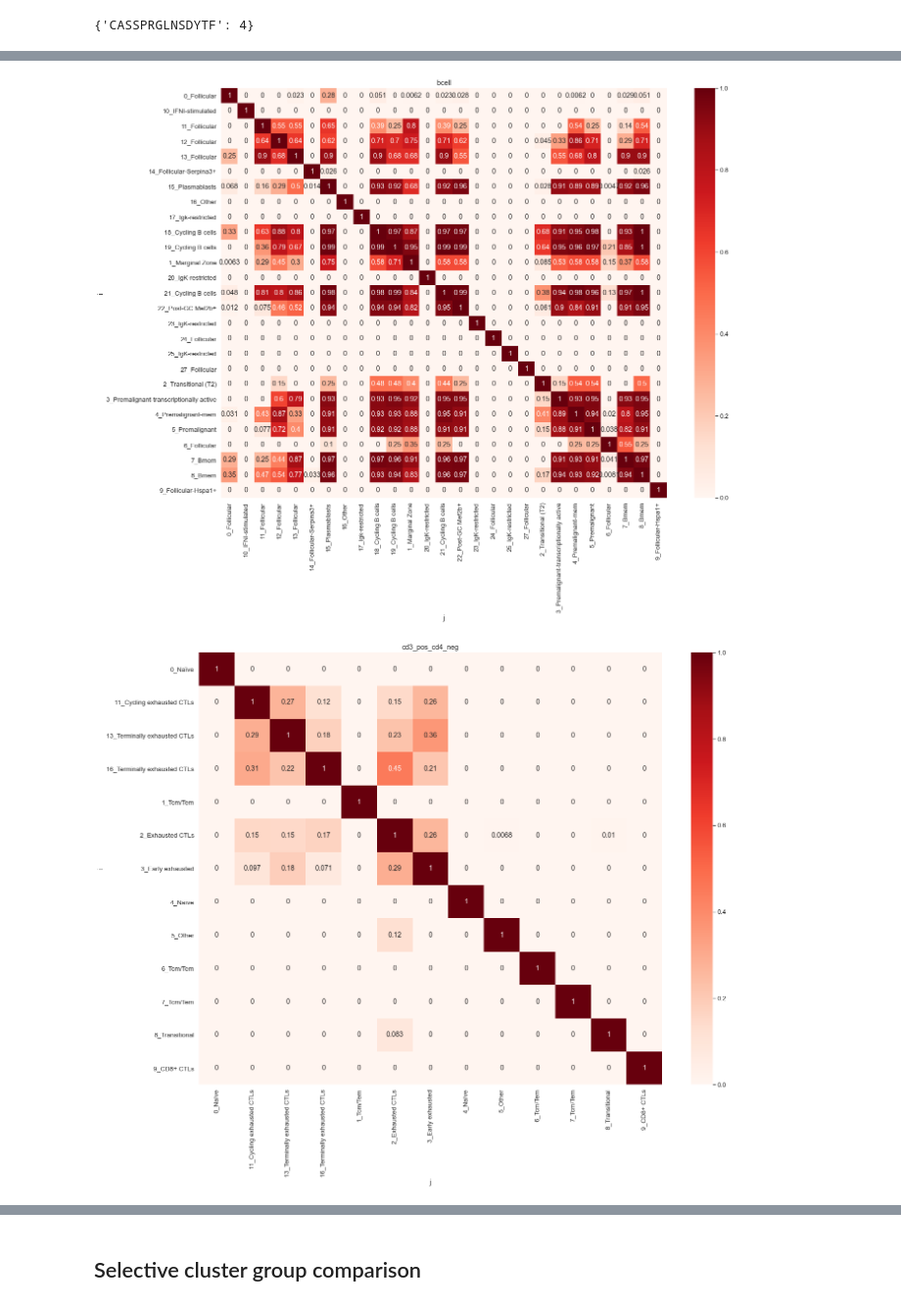
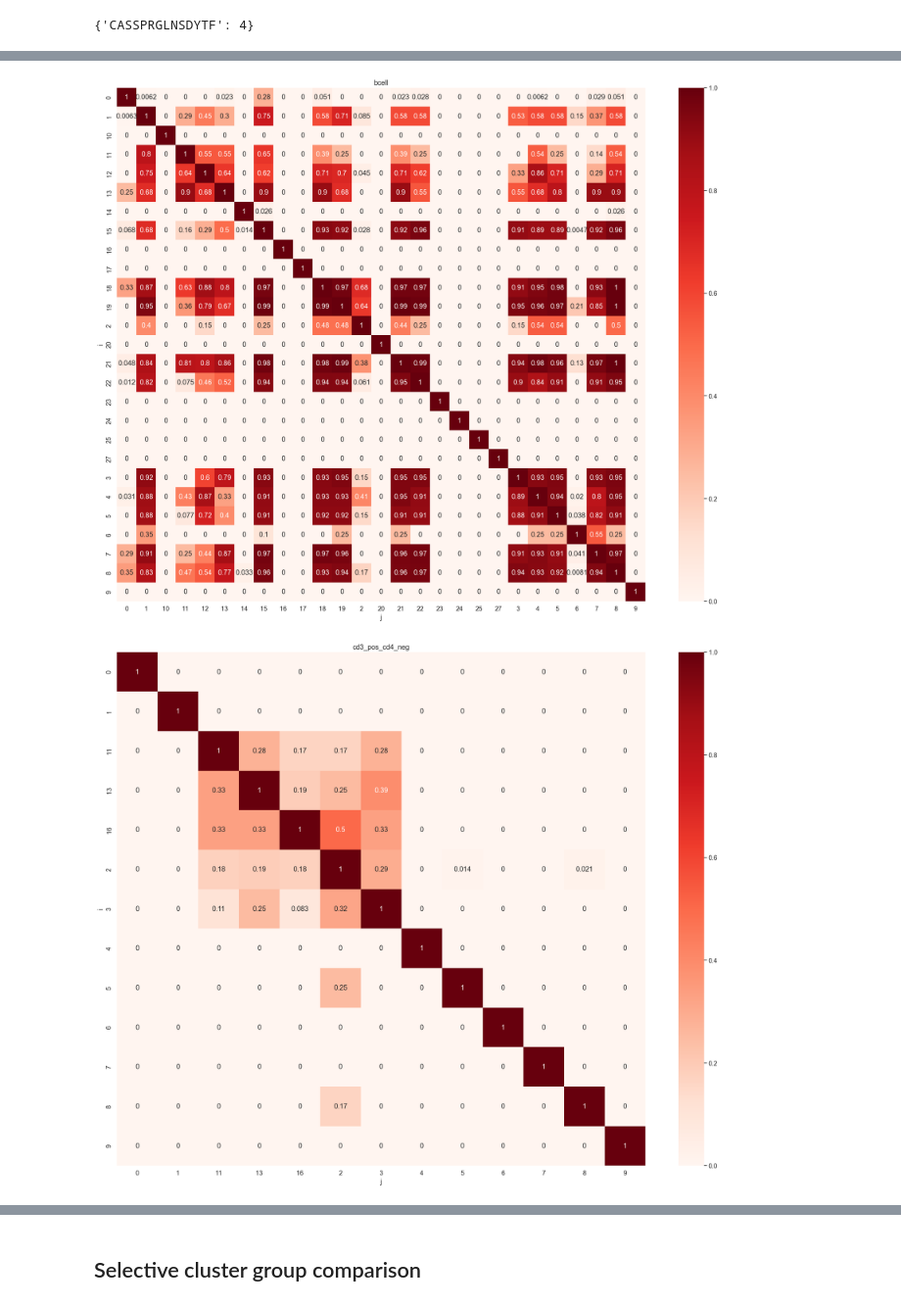
Before and after one commit to baigal628/mm_dlbcl_manuscript, a Jupyter notebook: scripts/6_trust4_diversity/trust4_diversity.ipynb, the cells around one changed output, grey strips where cells are left out. Shown at 98% size. Saved outputs shown, nothing was run; the diff lists cells and outputs as text; code cells hidden in the pictures.

```diff
--- a/scripts/6_trust4_diversity/trust4_diversity.ipynb
+++ b/scripts/6_trust4_diversity/trust4_diversity.ipynb
@@ -521,9 +473,9 @@ for metric in ["clonality", "entropy", "richness", "count", "sensitivity"]:
         #xorder = sorted(df["annotation"].unique(),
         #           key = lambda x: (int(re.split("[A-Za-z_]+", x)[0]),
         #                            re.split("[0-9]+", x)[1]))
-        xorder = list(df.groupby("annotation").median([metric])[metric].sort_values().index)
-        xorder = ["7_Bmem", "15_Plasmablasts", "8_Bmem",
-                 "22_Post-GC Mef2b+", "0_Follicular"]
+        xorder = list(df.groupby("cluster").median([metric])[metric].sort_values().index)
+        xorder = ["7", "15", "8",
+                 "22", "0"]
         #df = df[ df["annotation"].isin(xorder)]
         snsFig = sns.boxplot(x = "annotation", y=metric, data=df, ax=ax, order=xorder,
                     showfliers = False, palette="bright")
@@ -537,7 +489,7 @@ for metric in ["clonality", "entropy", "richness", "count", "sensitivity"]:
                  snsFig.lines[j].set_color(color)
 
         handles, labels = ax.get_legend_handles_labels()
-        sns.stripplot(x='annotation', y=metric, data=df,
+        sns.stripplot(x='cluster', y=metric, data=df,
                      ax = ax, dodge=False, order=xorder,
                      palette = "bright", size=3.5)
         ax.set(title=celltype)
@@ -549,7 +501,7 @@ for metric in ["clonality", "entropy", "richness", "count", "sensitivity"]:
         #    ax.legend(handles=legend_elements, loc="center left",
         #             bbox_to_anchor=(1, 0.5))
 
-        tests = pvalannot.AddPvalAnnot(x="annotation", y=metric,
+        tests = pvalannot.AddPvalAnnot(x="cluster", y=metric,
                      data=df,order=xorder, font_scale=1,
                      ax=ax, fmt="%.0e", styles = ["hide_nonsig"])
         #print(tests)
@@ -1010,8 +962,7 @@ def SharedClonotypeDict(a, b):
 # %%
 sampleClusterSharing = {}
 for celltype in ["bcell", "cd3_pos_cd4_neg", "cd3_pos_cd8_neg"]:
-    df = sampleClusterDf.loc[(sampleClusterDf.celltype == celltype)
-                            | (sampleClusterDf.celltype == "ambient")]
+    df = sampleClusterDf.loc[(sampleClusterDf.celltype == celltype)]
     sampleIds = list(df["id"].unique())
     clusterList = list(df["annotation"].unique())
     for sampleId in sampleIds:
@@ -1032,19 +983,3 @@ for celltype in ["bcell", "cd3_pos_cd4_neg", "cd3_pos_cd8_neg"]:
                         print(WeightedSharedClonotypes(nameI, nameJ))
                     sampleClusterSharing[sampleCellType][(clusterI, clusterJ)] = \
                         WeightedSharedClonotypes(nameI, nameJ)
-# %%
-# unfinished. Not used
-clusterSharing = {}
-for celltype in ["bcell", "cd3_pos_cd4_neg", "cd3_pos_cd8_neg"]:
-    break
-    df = sampleClusterDf.loc[(sampleClusterDf.celltype == celltype)]
-    sampleIds = list(df["id"].unique())
-    clusterList = list(df["annotation"].unique())
-    clusterCdr3s = {}
-    for cluster in clusterList:
-        key = celltype + " " + cluster
-        clusterCdr3s[key] = {}
-        for sampleId in sampleIds:
-            name = "mouse" + str(sampleId) + " " + celltype + " " str(cluster)
-            for cdr3 in sampleClusterCDR3Freq[name]:
-                break
@@ -1090,36 +991,36 @@ sampleClusterSharing["mouse200 cd3_pos_cd8_neg"]
 # Use median to represent each cluster's sharing state
 strain = ["WT", "CD70-/-", "Bcl6tg/+", "CD70-/-;Bcl6tg/+"]
 for celltype in ["bcell", "cd3_pos_cd4_neg", "cd3_pos_cd8_neg"]:
     df = sampleClusterDf.loc[(sampleClusterDf.celltype.isin(set({celltype, "ambient"})))
                             & (sampleClusterDf.age == "sick")]
     sampleIds = list(df["id"].unique())
     clusterList = list(df["annotation"].unique())
     clusterSharingv = []
     clusterIv = []
     clusterJv = []
     for clusterI in clusterList:
         for clusterJ in clusterList:
             vals = []
             for sampleId in sampleIds:
                 sampleCellType = "mouse" + str(sampleId) + " " + celltype
                 vals.append(sampleClusterSharing[sampleCellType][(clusterI, clusterJ)])
-            clusterIv.append(clusterI)
-            clusterJv.append(clusterJ)
+            clusterIv.append(clusterI.split("_")[0])
+            clusterJv.append(clusterJ.split("_")[0])
             clusterSharingv.append(np.median(vals))
     hmDf = pd.DataFrame()
     hmDf["i"] = clusterIv
     hmDf["j"] = clusterJv
     hmDf["share"] = clusterSharingv
     pivotDf = hmDf.pivot(index="i", columns="j", values="share")
     #print(pivotDf)
     fig = plt.figure(figsize=(20, 16))
     sns.set(font_scale=1.2)
     snsFig = sns.heatmap(data=pivotDf, cmap="Reds", vmax=1, annot=True)
     snsFig.set(title=celltype)
     plt.tight_layout()
-    if (True):
-        plt.savefig(celltype + "_sick_shared_clonotype.pdf", format="pdf")
+    #if (True):
+    #    plt.savefig(celltype + "_sick_shared_clonotype.pdf", format="pdf")
     #plt.savefig(celltype + "_shared_clonotype_sick+ambient.pdf", format="pdf")
 # %% [output]
-[figure, old version]
+[figure, new version]
-[figure, old version]
+[figure, new version]
```
Also changed, not shown: parts of 11 cells of this notebook.
